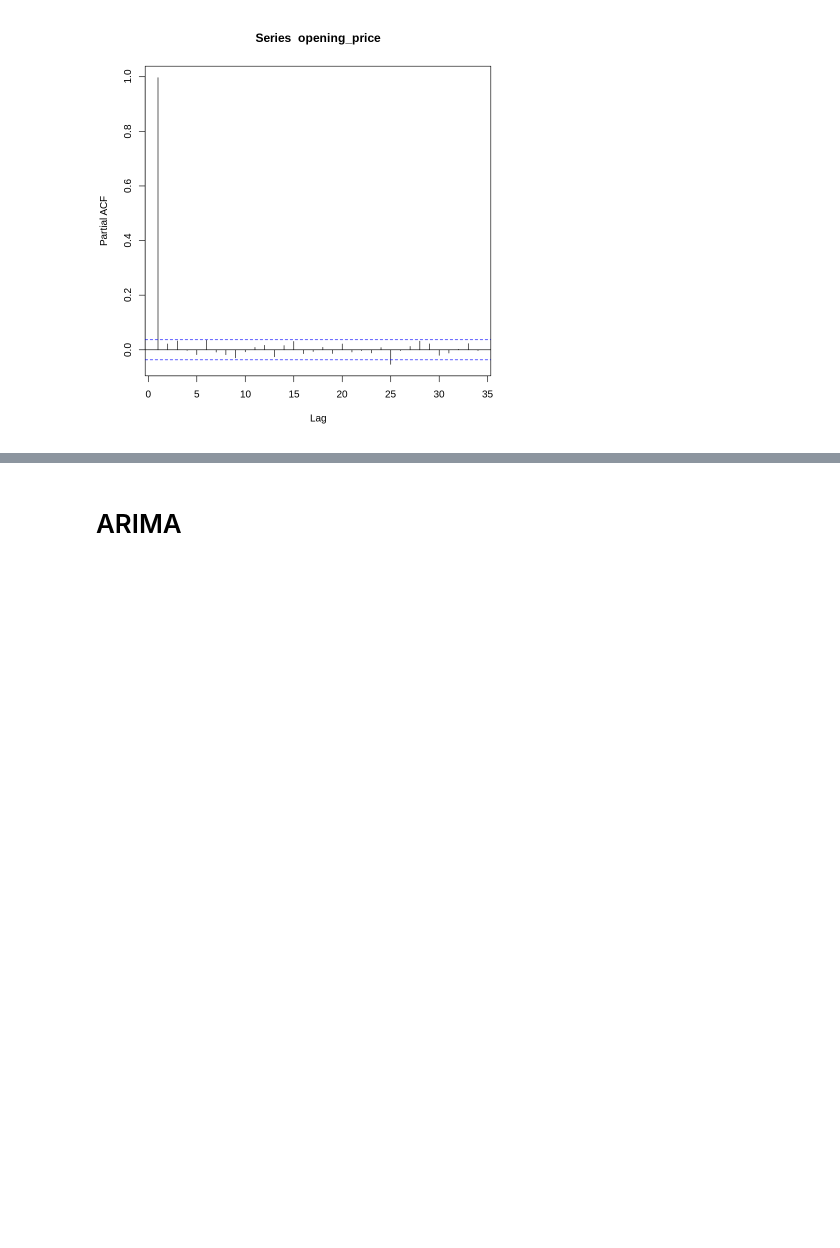
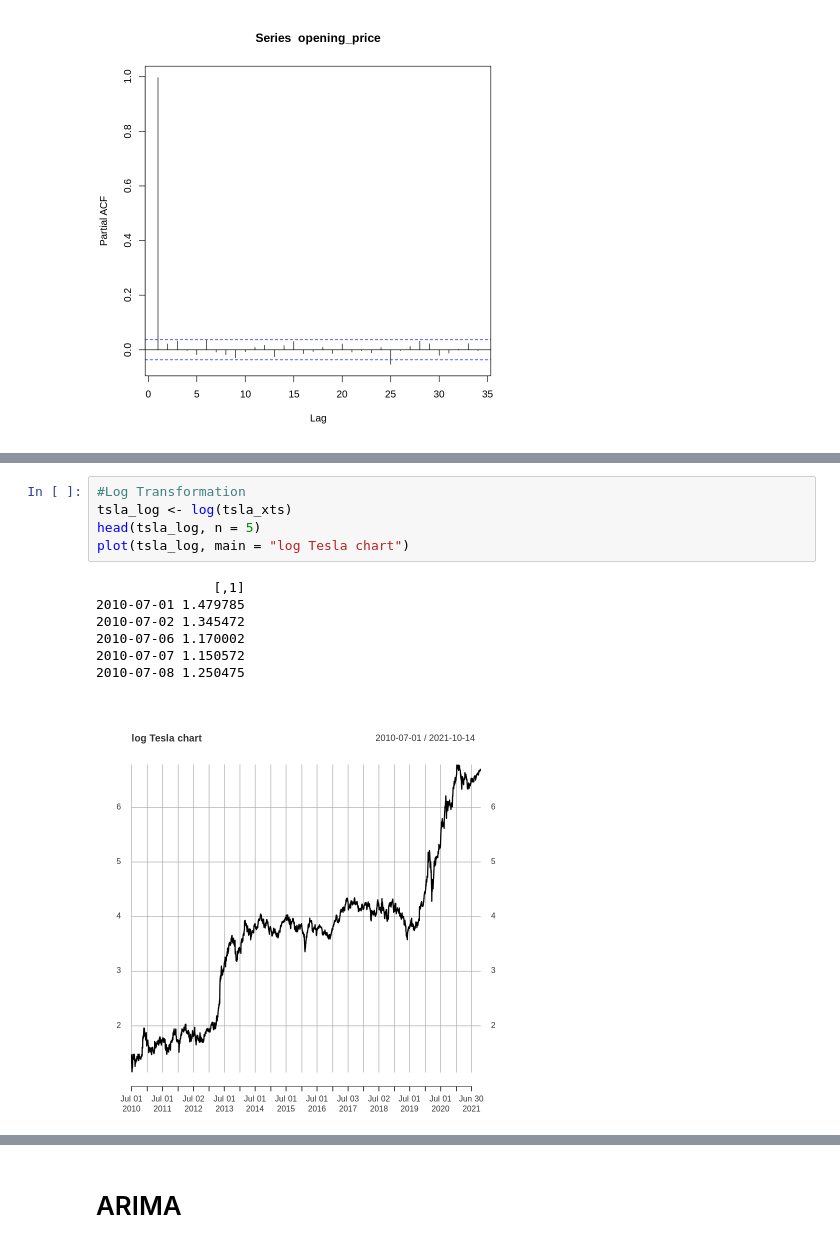
Before and after one commit to jpezan/TSLA-TS-Stock-Analysis, a Jupyter notebook: code/TSLA_in_R.ipynb, the cells around one changed output, grey strips where cells are left out. Cells and saved outputs as stored; diff of their text form; blank space fills up the shorter version.

```diff
--- a/code/TSLA_in_R.ipynb
+++ b/code/TSLA_in_R.ipynb
@@ -33,0 +80,13 @@ EDA
+# %%
+#Log Transformation
+tsla_log <- log(tsla_xts)
+head(tsla_log, n = 5)
+plot(tsla_log, main = "log Tesla chart")
+# %% [output]
+               [,1]
+2010-07-01 1.479785
+2010-07-02 1.345472
+2010-07-06 1.170002
+2010-07-07 1.150572
+2010-07-08 1.250475
+[figure, added]
```
Also changed, not shown: parts of 25 cells of this notebook.
